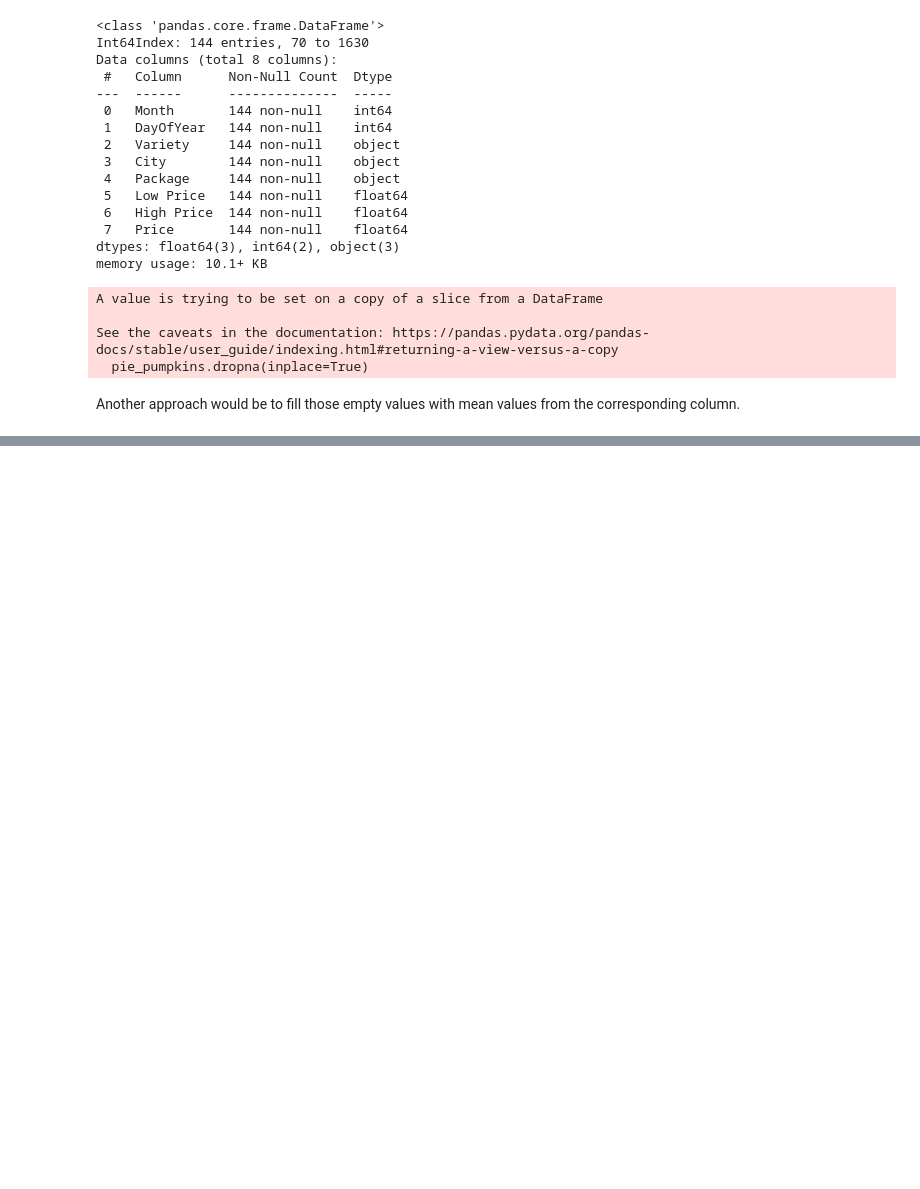
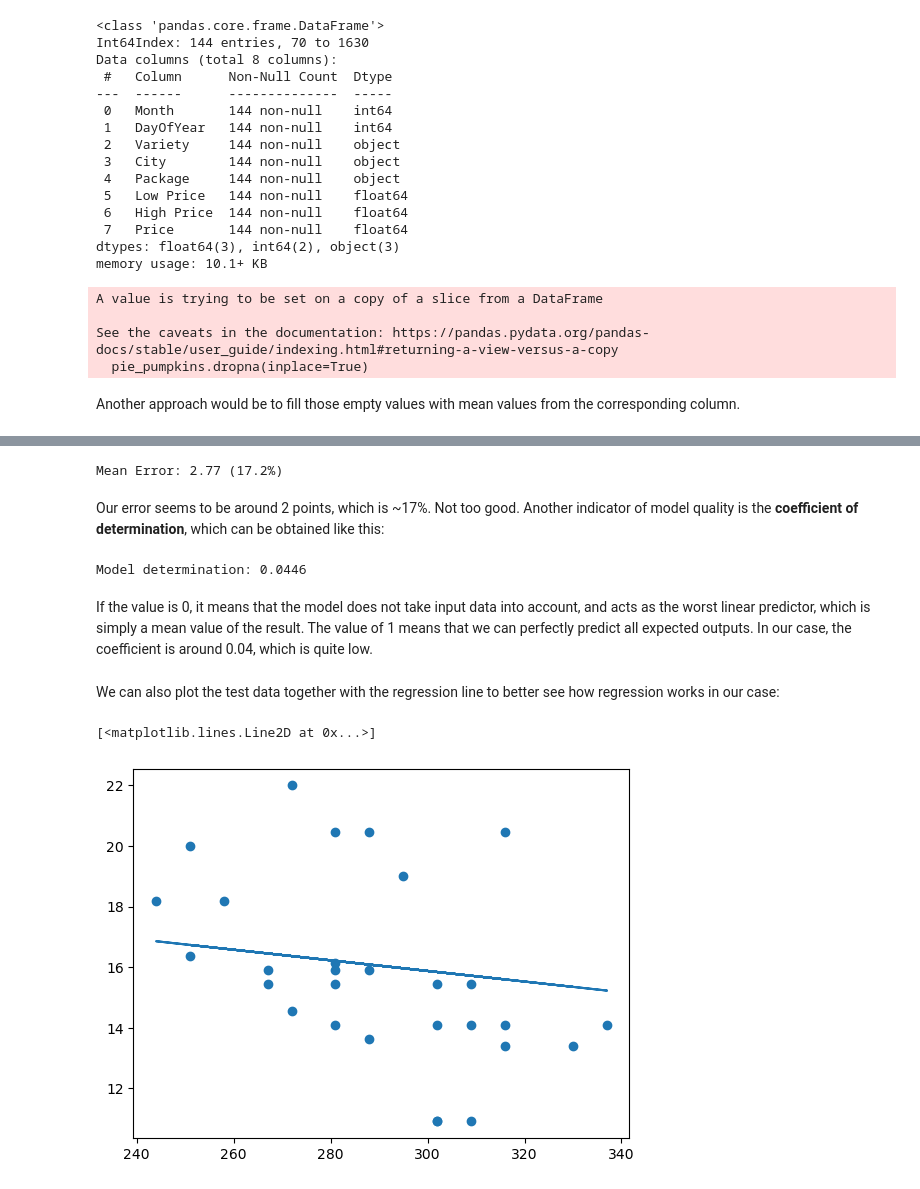
Before and after one commit to lukmanaj/ArewaDS-Machine-Learning-Assignments, a Jupyter notebook: week_04/3-Linear_Regression/practice_notebook.ipynb, the cells around one changed output, grey strips where cells are left out. Cells and saved outputs as stored; diff of their text form; code cells hidden in the pictures; blank space fills up the shorter version.

Commit message:
simple linear regression

```diff
--- a/week_04/3-Linear_Regression/practice_notebook.ipynb
+++ b/week_04/3-Linear_Regression/practice_notebook.ipynb
@@ -169,0 +180,3 @@ Another approach would be to fill those empty values with mean values from the c
+# %%
+X = pie_pumpkins['DayOfYear'].to_numpy().reshape(-1,1)
+y = pie_pumpkins['Price']
@@ -169,0 +189,2 @@ Another approach would be to fill those empty values with mean values from the c
+# %%
+X_train,X_test,y_train,y_test = train_test_split(X,y,test_size=0.2,random_state=0)
@@ -169,0 +193,3 @@ Another approach would be to fill those empty values with mean values from the c
+# %%
+lin_reg = LinearRegression()
+lin_reg.fit(X_train,y_train)
@@ -169,0 +213,23 @@ Another approach would be to fill those empty values with mean values from the c
+# %%
+pred = lin_reg.predict(X_test)
+mse = np.sqrt(mean_squared_error(y_test,pred))
+print(f'Mean Error: {mse:3.3} ({mse/np.mean(pred)*100:3.3}%)')
+# %% [output]
+Mean Error: 2.77 (17.2%)
+# %% [markdown]
+Our error seems to be around 2 points, which is ~17%. Not too good. Another indicator of model quality is the **coefficient of determination**, which can be obtained like this:
+# %%
+score = lin_reg.score(X_train,y_train)
+print(f'Model determination: {score:3.3}')
+# %% [output]
+Model determination: 0.0446
+# %% [markdown]
+If the value is 0, it means that the model does not take input data into account, and acts as the worst linear predictor, which is simply a mean value of the result. The value of 1 means that we can perfectly predict all expected outputs. In our case, the coefficient is around 0.04, which is quite low.
+# %% [markdown]
+We can also plot the test data together with the regression line to better see how regression works in our case:
+# %%
+plt.scatter(X_test,y_test)
+plt.plot(X_test,pred)
+# %% [output]
+[<matplotlib.lines.Line2D at 0x...>]
+[figure, added]
```
Also changed, not shown: parts of 11 cells of this notebook.
